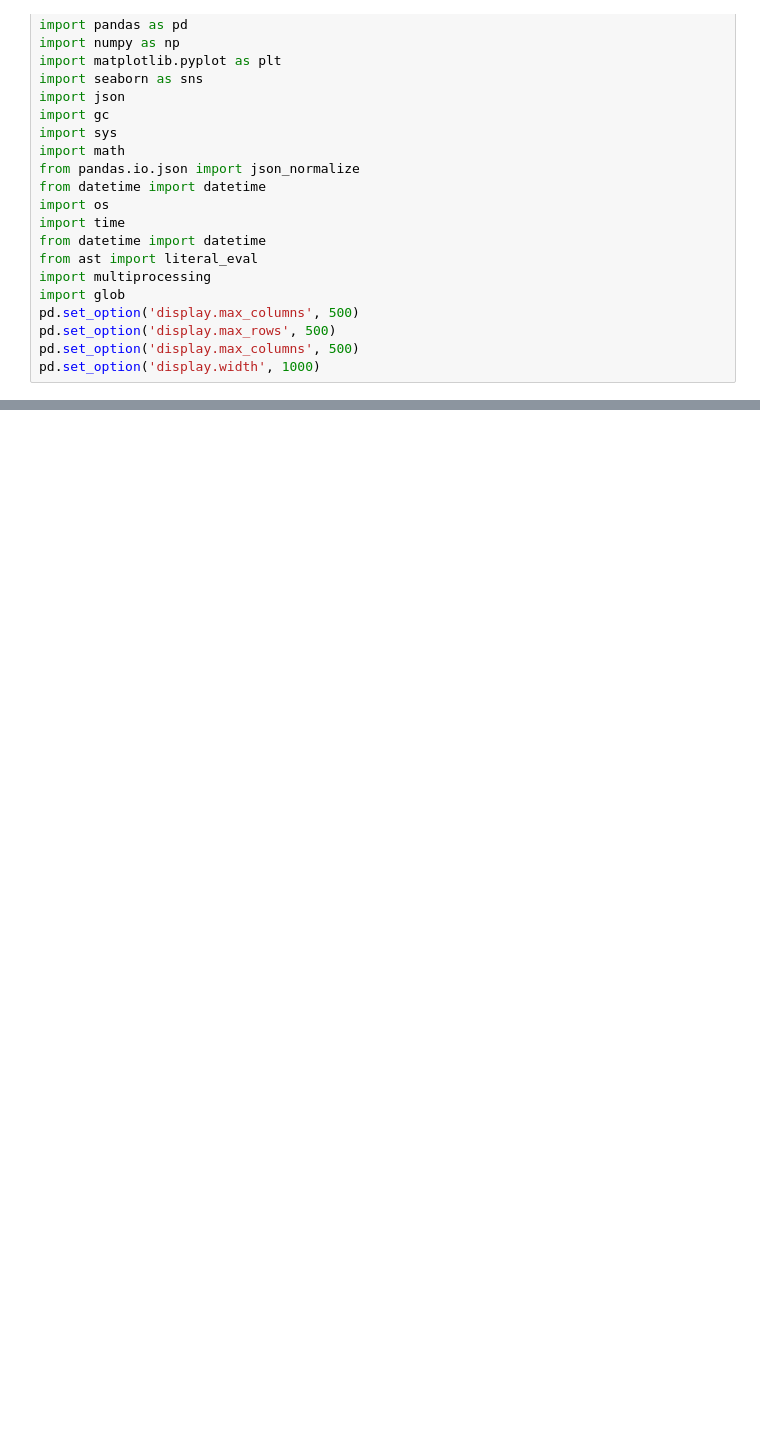
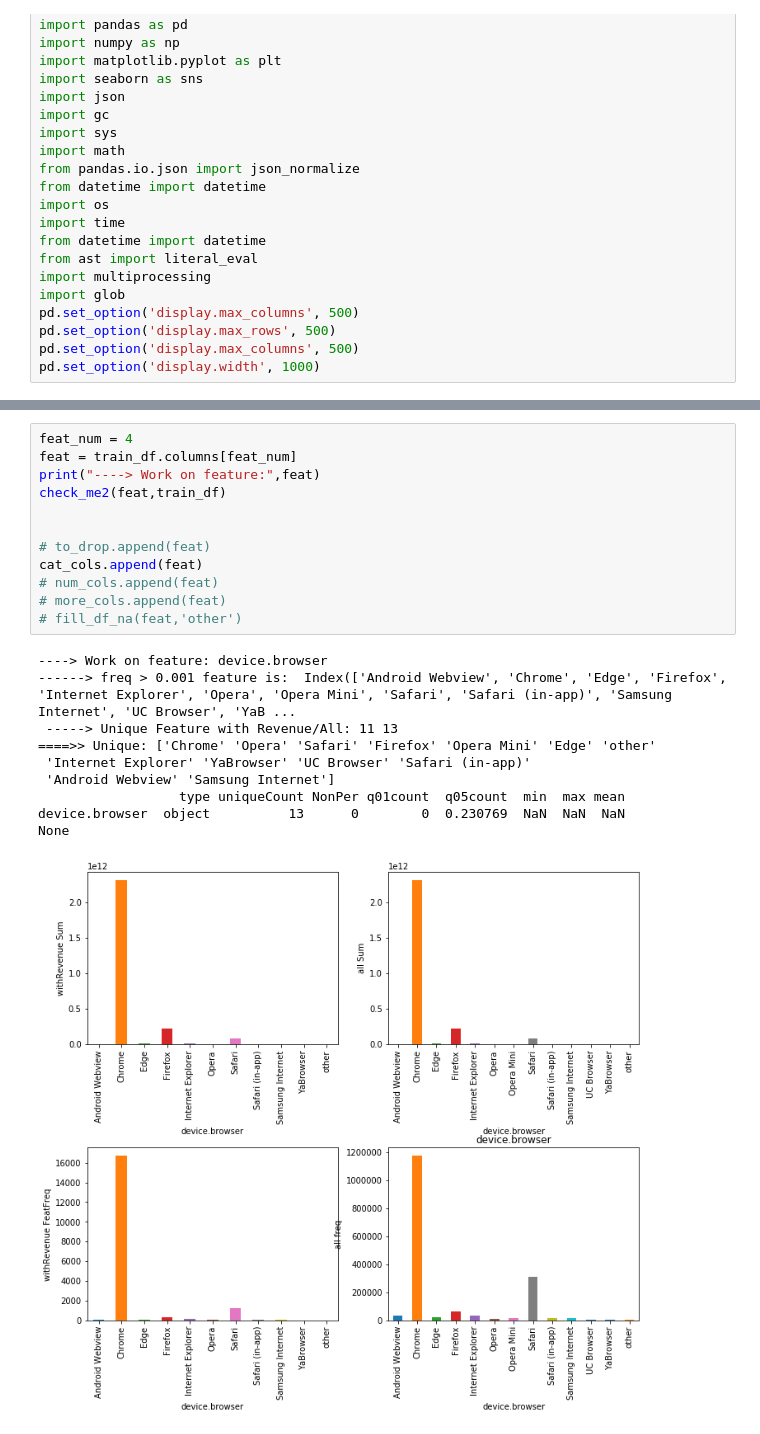
Before and after one commit to Leviyu/Kaggle_GCRevenuePrediction, a Jupyter notebook: clean_features.ipynb, the cells around one changed output, grey strips where cells are left out. Saved outputs shown, nothing was run; the diff lists cells and outputs as text; blank space fills up the shorter version.

```diff
--- a/clean_features.ipynb
+++ b/clean_features.ipynb
@@ -176,0 +318,23 @@ Name: totals.transactionRevenue, Length: 4594, dtype: float64
+# %%
+feat_num = 4
+feat = train_df.columns[feat_num]
+print("----> Work on feature:",feat)
+check_me2(feat,train_df)
+
+
+# to_drop.append(feat)
+cat_cols.append(feat)
+# num_cols.append(feat)
+# more_cols.append(feat)
+# fill_df_na(feat,'other')
+# %% [output]
+----> Work on feature: device.browser
+------> freq > 0.001 feature is:  Index(['Android Webview', 'Chrome', 'Edge', 'Firefox', 'Internet Explorer', 'Opera', 'Opera Mini', 'Safari', 'Safari (in-app)', 'Samsung Internet', 'UC Browser', 'YaB ...
+ -----> Unique Feature with Revenue/All: 11 13
+====>> Unique: ['Chrome' 'Opera' 'Safari' 'Firefox' 'Opera Mini' 'Edge' 'other'
+ 'Internet Explorer' 'YaBrowser' 'UC Browser' 'Safari (in-app)'
+ 'Android Webview' 'Samsung Internet']
+                  type uniqueCount NonPer q01count  q05count  min  max mean
+device.browser  object          13      0        0  0.230769  NaN  NaN  NaN
+None
+[figure, added]
```
Also changed, not shown: parts of 109 cells of this notebook, 2 other files.
